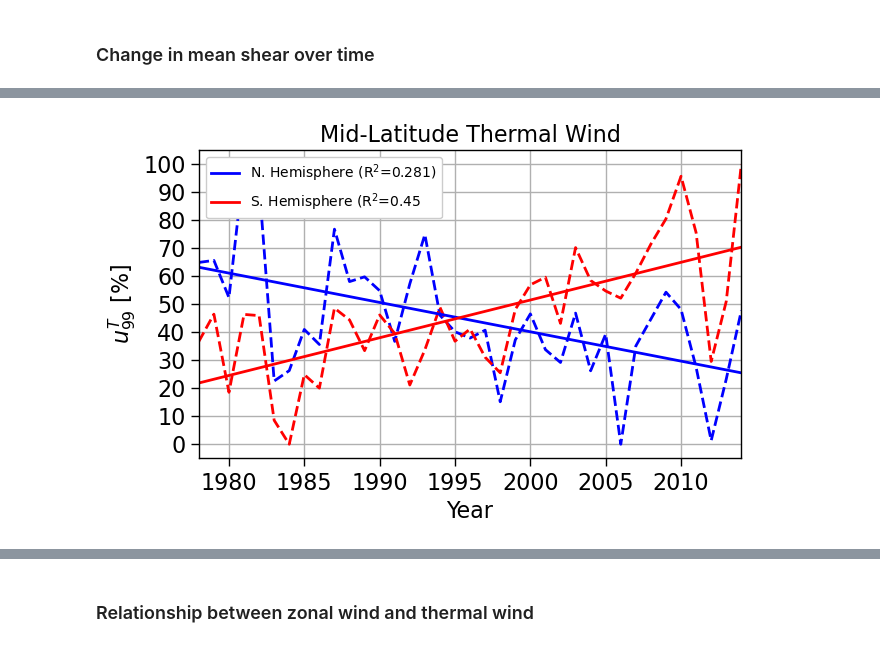
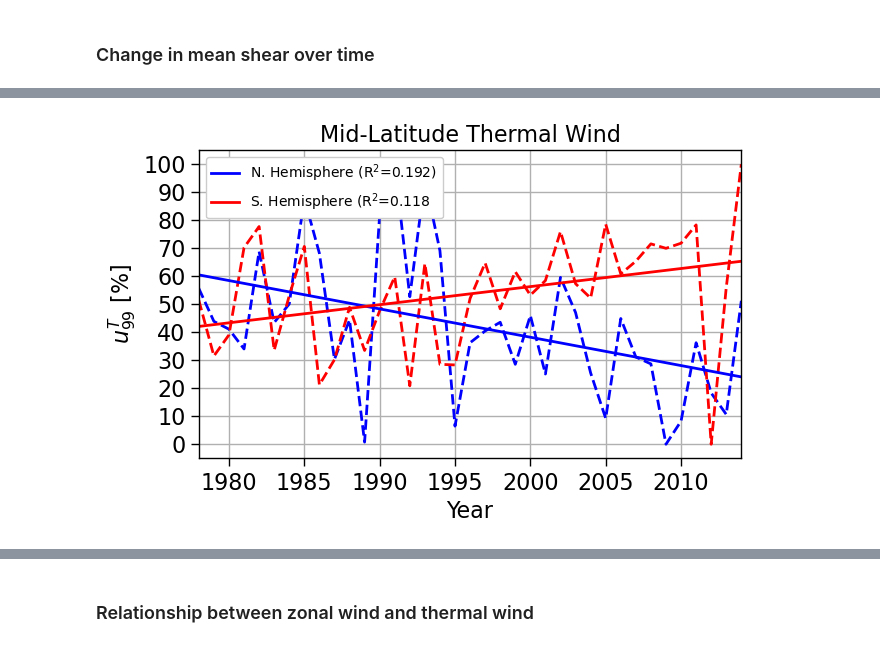
Before and after one commit to ivalencius/winds-of-change, a Jupyter notebook: CESMLENS2.ipynb, the cells around one changed output, grey strips where cells are left out. Cells and saved outputs as stored; diff of their text form; code cells hidden in the pictures.

```diff
--- a/CESMLENS2.ipynb
+++ b/CESMLENS2.ipynb
@@ -1168,12 +1173,13 @@ print(f'Number of realizations: {len(jet_files)}')
 jet_names = [f[-11:-3] for f in jet_files]
 jet_arrays = []
 for f in jet_files:
-    jet_arrays.append(xr.open_dataset(f))
+    jet_arrays.append(xr.load_dataset(f))
 
-quantiles = xr.concat(jet_arrays, pd.Index(jet_names, name='realization')).load()
-quantiles = quantiles.where((quantiles.lat < 80) & (quantiles.lat > -80), drop=True)  # Ignore the poles
-
-NH = quantiles.where((quantiles.lat > 20) & (quantiles.lat < 60), drop=True)
-SH = quantiles.where((quantiles.lat < -20) & (quantiles.lat > -60), drop=True)
+quantiles = xr.concat(jet_arrays, pd.Index(jet_names, name='realization'))
+print('Masking the poles')
+quantiles = quantiles.sel(lat=slice(-80, 80))
+print('Getting the hemispheres')
+NH = quantiles.sel(lat=slice(20, 60))#.where((quantiles.lat > 20) & (quantiles.lat < 60), drop=True)
+SH = quantiles.sel(lat=slice(-60,-20))#.where((quantiles.lat < -20) & (quantiles.lat > -60), drop=True)
 quantiles
 # %% [output]
@@ -1201,10 +1213,16 @@ Let $u_{99}$ denote the 99th percentile wind defined on [time lat]. To get fract
 To combine variances: "variance of the pooled set is the mean of the variances plus the variance of the means" [this reference](https://arxiv.org/ftp/arxiv/papers/1007/1007.1012.pdf)
 # %%
 def get_frac_change(winds, Ts):
-    reg = scipy.stats.linregress(winds.flatten(), Ts.values.flatten())
+    # Array is in shape [time, longitude]
+    wind_values = winds.flatten()
+    good_idx = np.isfinite(wind_values)
+    reg = scipy.stats.linregress(wind_values[good_idx], Ts[good_idx])
     return reg.slope
 
 def get_std(winds, Ts):
-    reg = scipy.stats.linregress(winds.flatten(), Ts.values.flatten())
-    return reg.stderr*np.sqrt(len(Ts.values.flatten()))
+    wind_values = winds.flatten()
+    good_idx = np.isfinite(wind_values)
+    good_Ts = Ts.flatten()[good_idx]
+    reg = scipy.stats.linregress(wind_values[good_idx], good_Ts)
+    return reg.stderr*np.sqrt(len(good_Ts))
 # %%
@@ -1268,33 +1293,38 @@ plt.show()
 # %%
 fig, ax = plt.subplots(figsize=(7,4))
 
-NH_ug = NH.ug.sel(quantile=0.99, method='nearest').groupby('time.year').mean().mean(['lat', 'realization'])
-SH_ug = SH.ug.sel(quantile=0.99, method='nearest').groupby('time.year').mean().mean(['lat', 'realization'])
+NH_ug_99percentile_value = NH.ug_percentiles.sel(quantile=0.99, method='nearest')
+SH_ug_99percentile_value = SH.ug_percentiles.sel(quantile=0.99, method='nearest')
+# U200_normalized_jet = (U200_99percentile - U200_99percentile.min(['time', 'lon']))/(U200_99percentile.max(['time', 'lon']) - U200_99percentile.min(['time', 'lon']))
+
+
+NH_ug = NH.ug.where(NH.ug >= NH_ug_99percentile_value).groupby('time.year').mean().mean(['lat', 'lon', 'realization'])
+SH_ug = SH.ug.where(SH.ug >= SH_ug_99percentile_value).groupby('time.year').mean().mean(['lat', 'lon', 'realization'])
 
 NH_comp = (NH_ug-NH_ug.min('year'))/(NH_ug.max('year')-NH_ug.min('year'))
 SH_comp = (SH_ug-SH_ug.min('year'))/(SH_ug.max('year')-SH_ug.min('year'))
 
 years = NH_comp['year'].values
 
 # North hemisphere
 ax.plot(years, NH_comp, color='blue', linestyle='--')
 ax.plot(years, SH_comp, color='red', linestyle='--')
 NH_reg = scipy.stats.linregress(years, NH_comp)
 SH_reg = scipy.stats.linregress(years, SH_comp)
 ax.plot(years, NH_reg.slope*years + NH_reg.intercept, color='blue', label=f'N. Hemisphere (R$^2$={NH_reg.rvalue**2:.3})',)
 ax.plot(years, SH_reg.slope*years + SH_reg.intercept, color='red', label=f'S. Hemisphere (R$^2$={SH_reg.rvalue**2:.3}')
 
 ax.legend(loc='upper left', fontsize=10, framealpha=1)
 ax.grid(True)
 ax.set_ylabel(r'$ u^T_{99} \ [\%]$')
 yticks = np.linspace(0, 1, 11)
 ax.set_yticks(yticks)
 ax.set_yticklabels([str(int(y*100)) for y in yticks])
 ax.set_xlabel('Year')
 ax.set_xlim(1978, 2014)
 ax.set_title('Mid-Latitude Thermal Wind')
-plt.savefig('figures/global-jet/median_thermal_wind.png' ,dpi=300, bbox_inches='tight', pad_inches=0.1)
+plt.savefig('figures/global-jet/u99_thermal_wind.png' ,dpi=300, bbox_inches='tight', pad_inches=0.1)
 plt.show()
 # %% [output]
 [interactive output not drawn]
-[figure, old version]
+[figure, new version]
```
Also changed, not shown: parts of 10 cells of this notebook, 3 other files.
